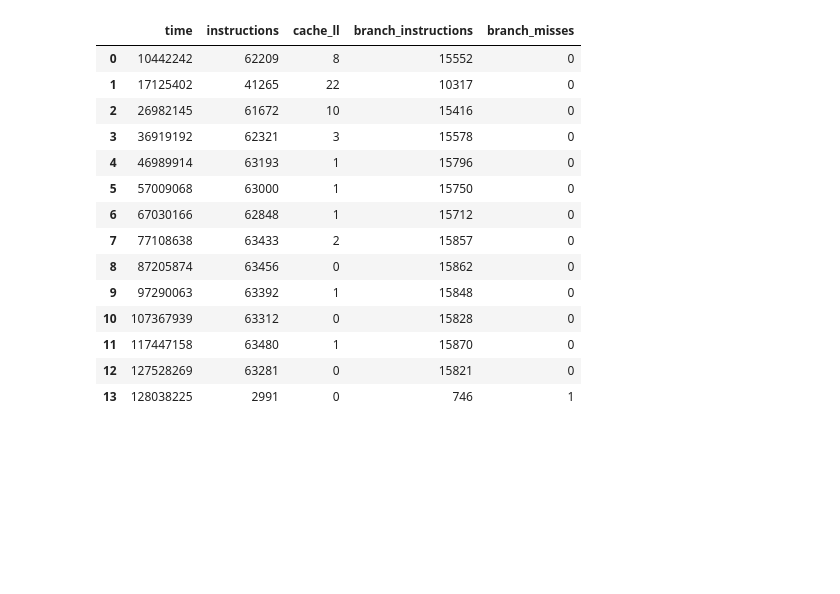
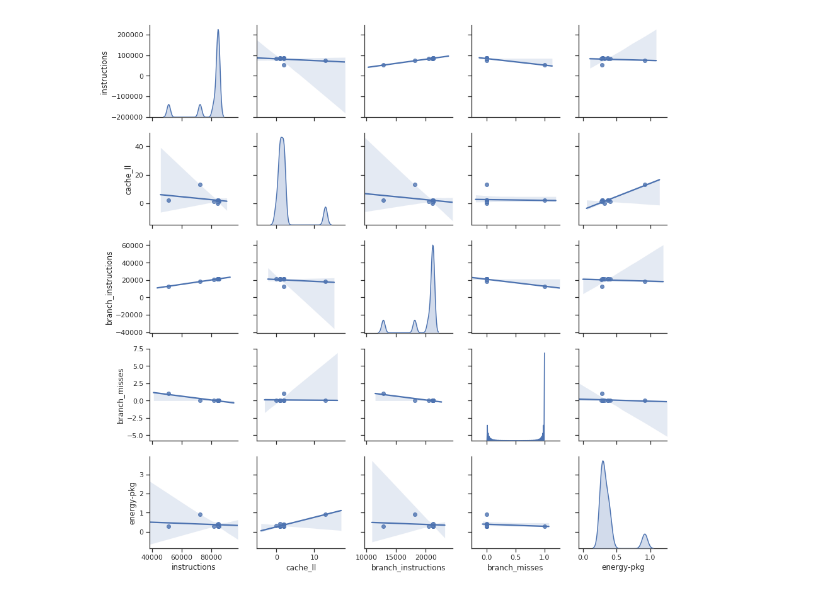
Before and after one commit to VitorRamos/energy, a Jupyter notebook: energyOptimal/perf/myperf/analysis.ipynb, the cells around one changed output. Drawn from its saved outputs; the diff is of its cells as text; code cells hidden in the pictures; blank space fills up the shorter version.

```diff
--- a/energyOptimal/perf/myperf/analysis.ipynb
+++ b/energyOptimal/perf/myperf/analysis.ipynb
@@ -1,5 +1,9 @@
 # %%
 import pandas as pd
 import numpy as np
+from matplotlib import pyplot as plt
+import seaborn as sns
+%matplotlib inline
+sns.set(style="ticks", color_codes=True)
 # %%
 df = pd.read_csv('hello.csv')
@@ -17,18 +22,4 @@ Lost 154 instructions of 800007 0.019%
-# %%
-df
-# %% [output]
-|  | time | instructions | cache_ll | branch_instructions | branch_misses |
-| 0 | 10442242 | 62209 | 8 | 15552 | 0 |
-| 1 | 17125402 | 41265 | 22 | 10317 | 0 |
-| 2 | 26982145 | 61672 | 10 | 15416 | 0 |
-| 3 | 36919192 | 62321 | 3 | 15578 | 0 |
-| 4 | 46989914 | 63193 | 1 | 15796 | 0 |
-| 5 | 57009068 | 63000 | 1 | 15750 | 0 |
-| 6 | 67030166 | 62848 | 1 | 15712 | 0 |
-| 7 | 77108638 | 63433 | 2 | 15857 | 0 |
-| 8 | 87205874 | 63456 | 0 | 15862 | 0 |
-| 9 | 97290063 | 63392 | 1 | 15848 | 0 |
-| 10 | 107367939 | 63312 | 0 | 15828 | 0 |
-| 11 | 117447158 | 63480 | 1 | 15870 | 0 |
-| 12 | 127528269 | 63281 | 0 | 15821 | 0 |
-| 13 | 128038225 | 2991 | 0 | 746 | 1 |
+# %%
+g = sns.pairplot(df, vars=["instructions", "cache_ll", "branch_instructions", "branch_misses", "energy-pkg"], kind="reg", diag_kind="kde")
+# %% [output]
+[figure, added]
```
Also changed, not shown: parts of 3 cells of this notebook, 1 other file.
